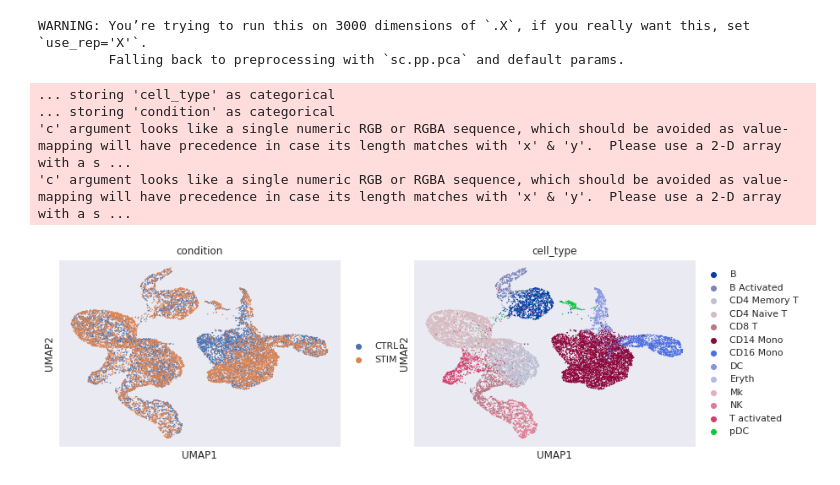
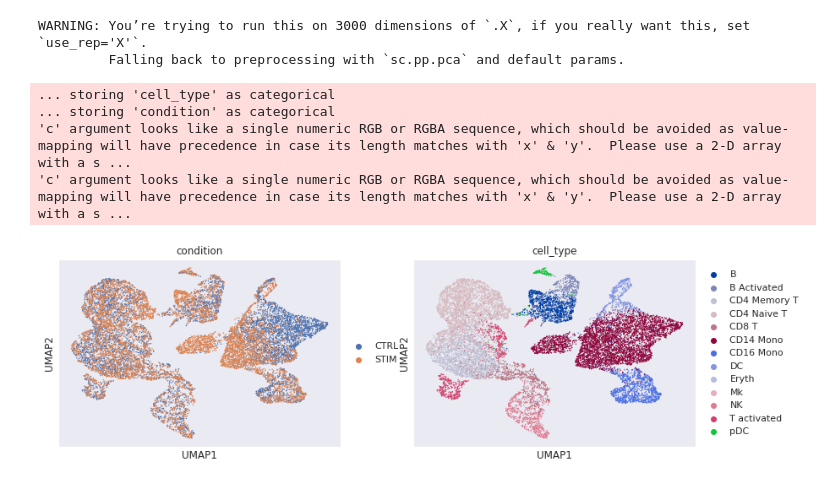
Before and after one commit to theislab/trvaep, a Jupyter notebook: example/sample_notebook.ipynb, the cells around one changed output. Drawn from its saved outputs; the diff is of its cells as text; code cells hidden in the pictures.

```diff
--- a/example/sample_notebook.ipynb
+++ b/example/sample_notebook.ipynb
@@ -137,10 +137,10 @@ sc.tl.umap(corrected)
 WARNING: You’re trying to run this on 3000 dimensions of `.X`, if you really want this, set `use_rep='X'`.
          Falling back to preprocessing with `sc.pp.pca` and default params.
 # %%
-sc.pl.umap(adata_latent, color=[condition_key, "cell_type"])
+sc.pl.umap(corrected, color=[condition_key, "cell_type"])
 # %% [output]
 ... storing 'cell_type' as categorical
 ... storing 'condition' as categorical
 'c' argument looks like a single numeric RGB or RGBA sequence, which should be avoided as value-mapping will have precedence in case its length matches with 'x' & 'y'.  Please use a 2-D array with a s ...
 'c' argument looks like a single numeric RGB or RGBA sequence, which should be avoided as value-mapping will have precedence in case its length matches with 'x' & 'y'.  Please use a 2-D array with a s ...
-[figure, old version]
+[figure, new version]
```
Also changed, not shown: parts of 5 cells of this notebook.
